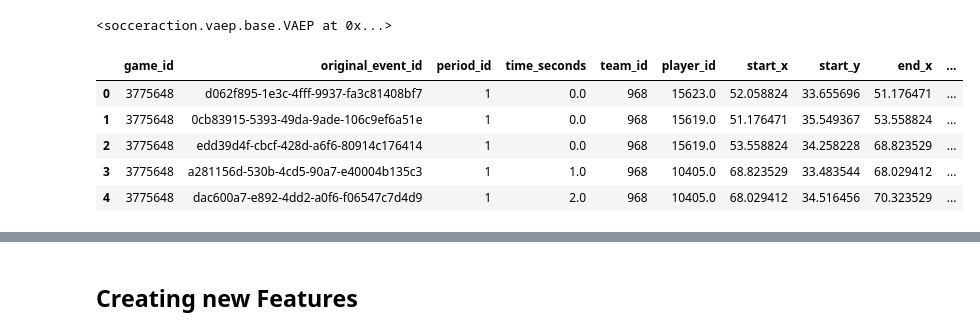
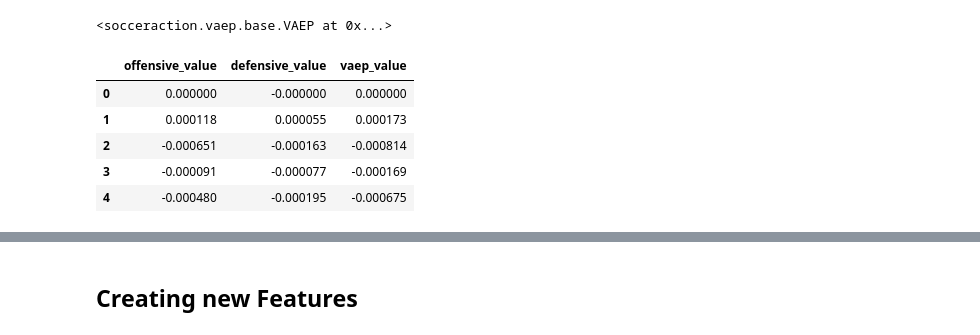
Before and after one commit to alexmihalache/Football-Analytics-Capstone---BrainStation-Final-Project, a Jupyter notebook: soccer_action_exploration.ipynb, the cells around one changed output, grey strips where cells are left out. Saved outputs shown, nothing was run; the diff lists cells and outputs as text; code cells hidden in the pictures.

Commit message:
Updates to rated actions with VAEP

```diff
--- a/soccer_action_exploration.ipynb
+++ b/soccer_action_exploration.ipynb
@@ -295,12 +295,22 @@ VAEP_model.fit(all_features, all_labels)
 [61]    validation_0-auc:0.80735
 [62]    validation_0-auc:0.80693
 <socceraction.vaep.base.VAEP at 0x...>
+# %%
+VAEP_ratings = []
+for game_id, game in tqdm(list(df_games.iterrows())):
+    df_events = SBL.events(game_id)
+    home_team_id = df_games.at[game_id, "home_team_id"]
+    df_actions = spadl.statsbomb.convert_to_actions(df_events, home_team_id)
+    ratings = VAEP_model.rate(df_games.loc[game_id], df_actions)
+    VAEP_ratings.append(ratings)
+# %%
+VAEP_ratings = pd.concat(VAEP_ratings)
 # %%
-all_actions.head()
+VAEP_ratings.head()
 # %% [output]
-|  | game_id | original_event_id | period_id | time_seconds | team_id | player_id | start_x | start_y | end_x | ... |
-| 0 | 3775648 | d062f895-1e3c-4fff-9937-fa3c81408bf7 | 1 | 0.0 | 968 | 15623.0 | 52.058824 | 33.655696 | 51.176471 | ... |
-| 1 | 3775648 | 0cb83915-5393-49da-9ade-106c9ef6a51e | 1 | 0.0 | 968 | 15619.0 | 51.176471 | 35.549367 | 53.558824 | ... |
-| 2 | 3775648 | edd39d4f-cbcf-428d-a6f6-80914c176414 | 1 | 0.0 | 968 | 15619.0 | 53.558824 | 34.258228 | 68.823529 | ... |
-| 3 | 3775648 | a281156d-530b-4cd5-90a7-e40004b135c3 | 1 | 1.0 | 968 | 10405.0 | 68.823529 | 33.483544 | 68.029412 | ... |
-| 4 | 3775648 | dac600a7-e892-4dd2-a0f6-f06547c7d4d9 | 1 | 2.0 | 968 | 10405.0 | 68.029412 | 34.516456 | 70.323529 | ... |
+|  | offensive_value | defensive_value | vaep_value |
+| 0 | 0.000000 | -0.000000 | 0.000000 |
+| 1 | 0.000118 | 0.000055 | 0.000173 |
+| 2 | -0.000651 | -0.000163 | -0.000814 |
+| 3 | -0.000091 | -0.000077 | -0.000169 |
+| 4 | -0.000480 | -0.000195 | -0.000675 |
```
Also changed, not shown: parts of 3 cells of this notebook.
